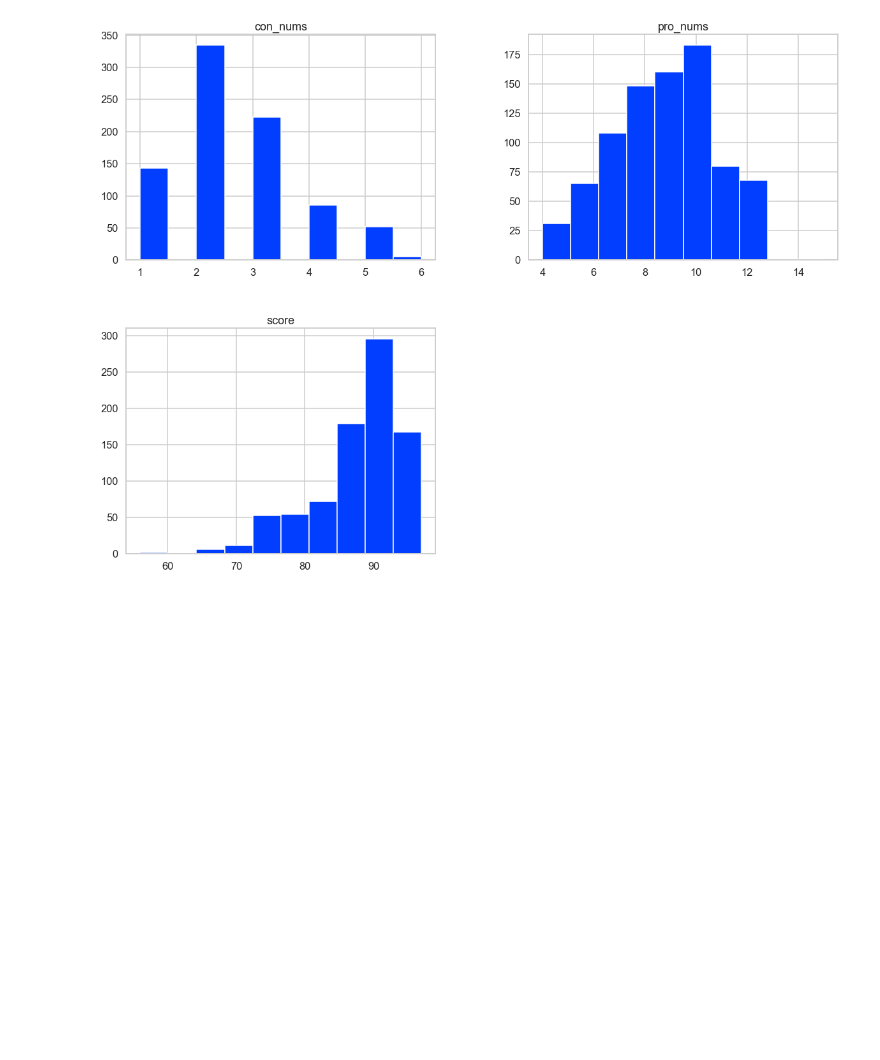
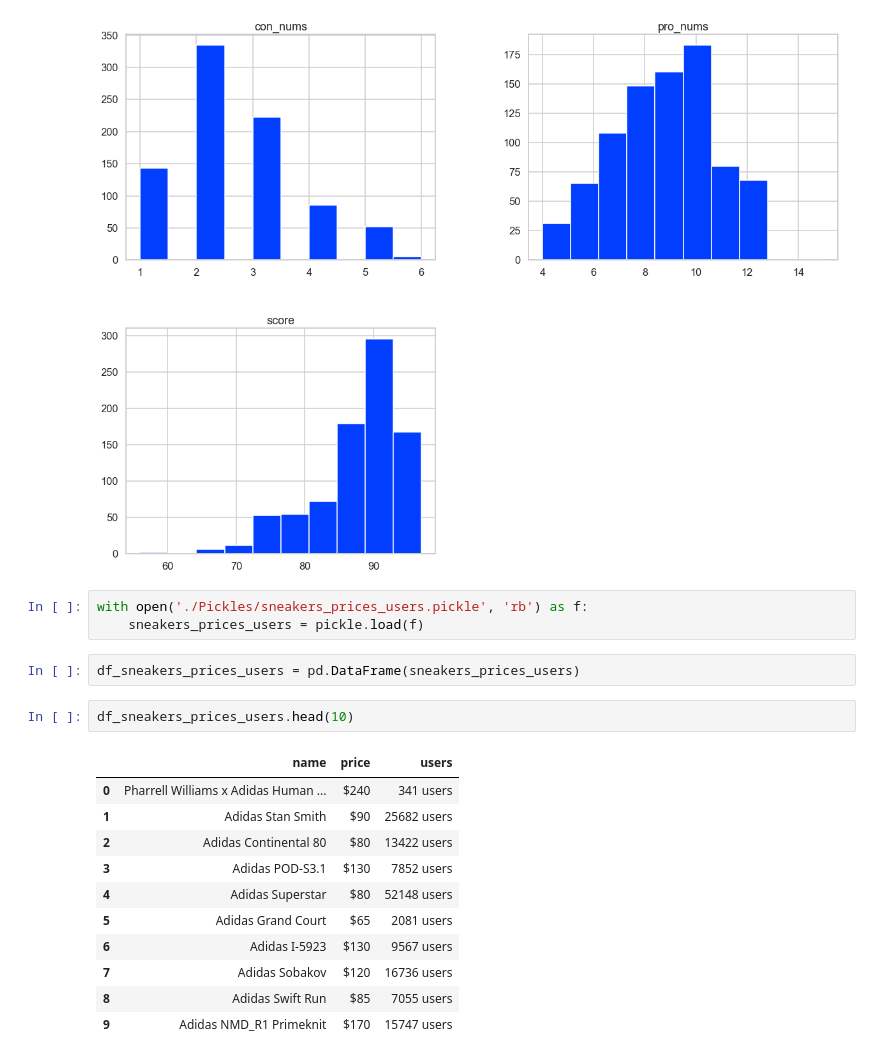
Before and after one commit to JonBebi/Adike, a Jupyter notebook: EDA.ipynb, the cells around one changed output. Cells and saved outputs as stored; diff of their text form; blank space fills up the shorter version.

```diff
--- a/EDA.ipynb
+++ b/EDA.ipynb
@@ -453,3 +453,22 @@ array([[<matplotlib.axes._subplots.AxesSubplot object at 0x...>,
         <matplotlib.axes._subplots.AxesSubplot object at 0x...>]],
       dtype=object)
 [figure]
+# %%
+with open('./Pickles/sneakers_prices_users.pickle', 'rb') as f:
+    sneakers_prices_users = pickle.load(f)
+# %%
+df_sneakers_prices_users = pd.DataFrame(sneakers_prices_users)
+# %%
+df_sneakers_prices_users.head(10)
+# %% [output]
+|  | name | price | users |
+| 0 | Pharrell Williams x Adidas Human ... | $240 | 341 users |
+| 1 | Adidas Stan Smith | $90 | 25682 users |
+| 2 | Adidas Continental 80 | $80 | 13422 users |
+| 3 | Adidas POD-S3.1 | $130 | 7852 users |
+| 4 | Adidas Superstar | $80 | 52148 users |
+| 5 | Adidas Grand Court | $65 | 2081 users |
+| 6 | Adidas I-5923 | $130 | 9567 users |
+| 7 | Adidas Sobakov | $120 | 16736 users |
+| 8 | Adidas Swift Run | $85 | 7055 users |
+| 9 | Adidas NMD_R1 Primeknit | $170 | 15747 users |
```
Also changed, not shown: parts of 13 cells of this notebook.
